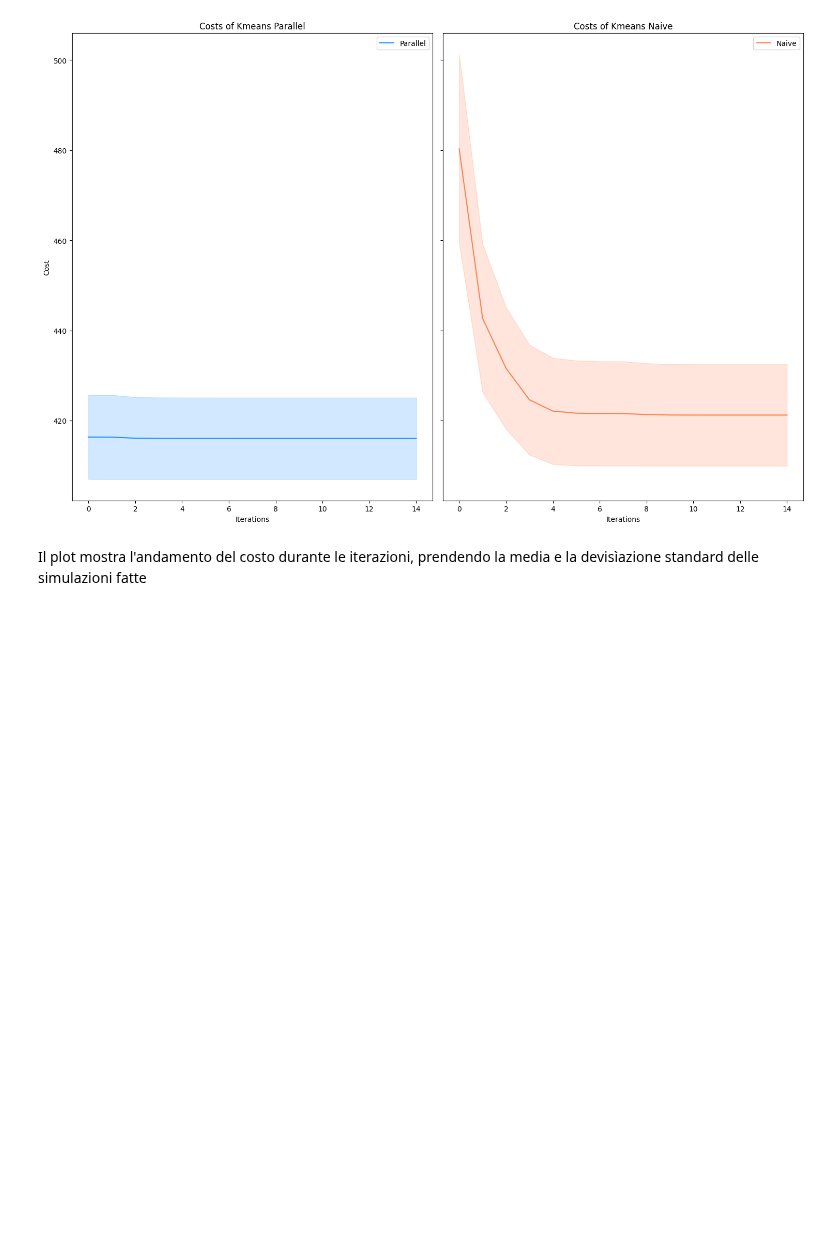
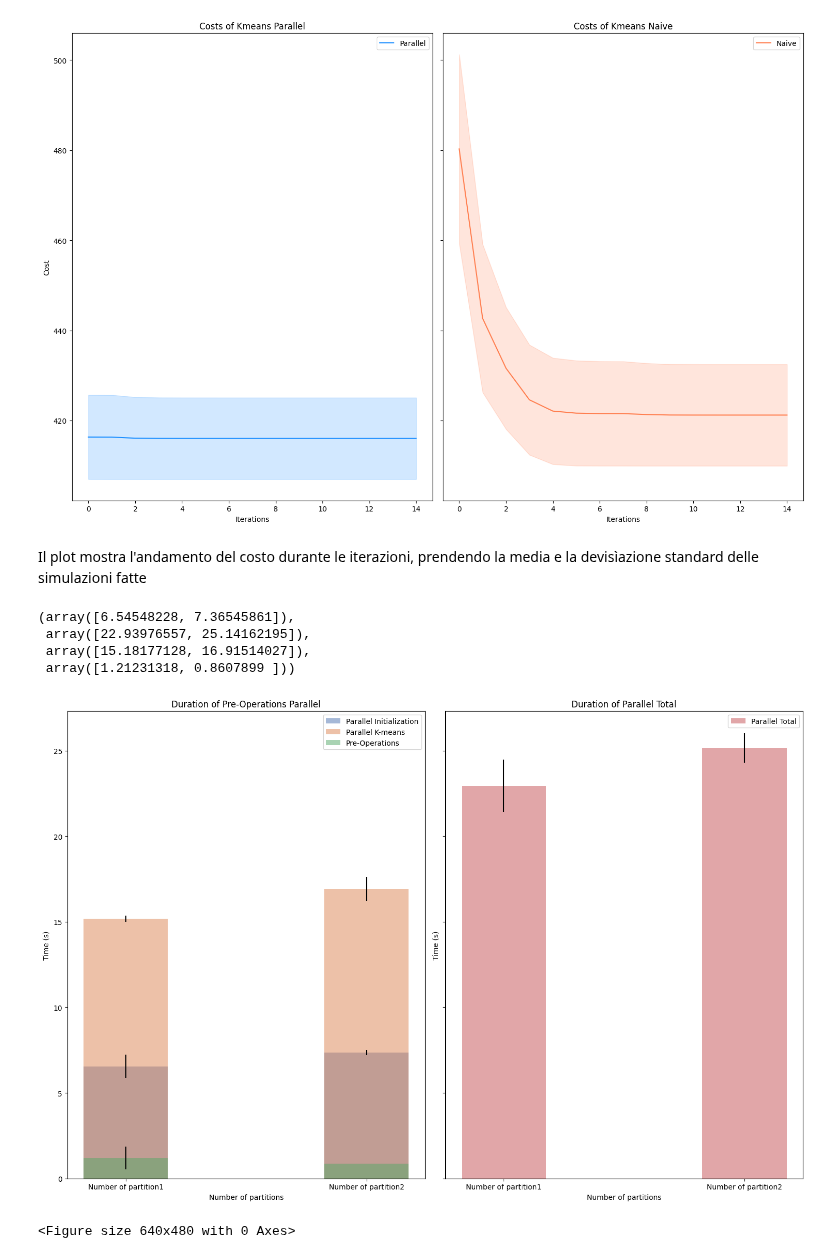
Before and after one commit to LorenzoVigorelli/Distributed-K-Means-Clustering, a Jupyter notebook: spark/DistributedKmeans/results.ipynb, the cells around one changed output. Drawn from its saved outputs; the diff is of its cells as text; code cells hidden in the pictures; blank space fills up the shorter version.

```diff
--- a/spark/DistributedKmeans/results.ipynb
+++ b/spark/DistributedKmeans/results.ipynb
@@ -834,0 +858,68 @@ Il plot mostra l'andamento del costo durante le iterazioni, prendendo la media e
+# %%
+meanPinit, meanPtotal, meanPkmeans , meanPpre
+# %% [output]
+(array([6.54548228, 7.36545861]),
+ array([22.93976557, 25.14162195]),
+ array([15.18177128, 16.91514027]),
+ array([1.21231318, 0.8607899 ]))
+# %%
+colorPalette = sns.color_palette("deep")
+# Impostare colori più chiari
+colorInit = colorPalette[0]
+colorKmeans = colorPalette[1]
+colorPre = colorPalette[2]
+color = colorPalette[3]
+
+# Creare il plot in modo più sintetico
+fig, ax = plt.subplots(1, 2, figsize=(15, 10), sharey=True)
+barWidth = 0.35
+indices = range(len(totalLogP[0]["totalLogParallelInit"]))
+
+# Funzione per semplificare la creazione dei subplot
+def create_subplot(ax, indices, mean, std, title, label, color):
+    ax.bar(indices, mean, barWidth, yerr=std, label=label, color=color, alpha=0.5)
+    ax.set_title(title)
+    ax.set_xlabel("Number of partitions")
+    ax.set_ylabel("Time (s)")
+    ax.legend()
+    ax.set_xticks(indices)
+    ax.set_xticklabels(totalLogP[0]["totalLogParallelInit"].keys())
+
+# Applicare la funzione ai subplot
+create_subplot(ax[0], indices, meanPinit, stdPinit, "Duration of Parallel Initialization", "Parallel Initialization", colorInit)
+create_subplot(ax[0], indices, meanPkmeans, stdPkmeans, "", "Parallel K-means", colorKmeans)
+create_subplot(ax[0], indices, meanPpre, stdPpre, "Duration of Pre-Operations Parallel", "Pre-Operations", colorPre)
+create_subplot(ax[1], indices, meanPtotal, stdPTotal, "Duration of Parallel Total", "Parallel Total", color)
+
+plt.tight_layout()
+# %% [output]
+[figure, added]
+# %%
+# Riduci la larghezza del bar per fare spazio a più bar nella stessa colonna
+barWidth = 0.1
+
+# Calcola nuovi indici per ciascun gruppo di bar
+indices = np.arange(len(totalLogP[0]["totalLogParallelInit"]))
+offset = barWidth
+
+# Funzione per semplificare la creazione dei subplot con bar separati
+def create_subplot(ax, indices, mean, std, title, label, color, position_offset):
+    new_indices = indices + position_offset
+    ax.bar(new_indices, mean, barWidth, yerr=std, label=label, color=color, alpha=0.5)
+    ax.set_title(title)
+    ax.set_xlabel("Number of partitions")
+    ax.set_ylabel("Time (s)")
+    ax.legend()
+    ax.set_xticks(indices)
+    ax.set_xticklabels(totalLogP[0]["totalLogParallelInit"].keys())
+
+# Applicare la funzione ai subplot con offset per separare i bar
+create_subplot(ax[0], indices, meanPinit, stdPinit, "Duration of Parallel Initialization", "Parallel Initialization", colorInit, -offset)
+create_subplot(ax[0], indices, meanPkmeans, stdPkmeans, "", "Parallel K-means", colorKmeans, 0)  # Nessun offset per il gruppo centrale
+create_subplot(ax[0], indices, meanPpre, stdPpre, "Duration of Pre-Operations Parallel", "Pre-Operations", colorPre, offset)
+create_subplot(ax[1], indices, meanPtotal, stdPTotal, "Duration of Parallel Total", "Parallel Total", color, 0)  # Questo rimane invariato
+
+plt.tight_layout()
+plt.show()
+# %% [output]
+<Figure size 640x480 with 0 Axes>
```
Also changed, not shown: parts of 4 cells of this notebook.
